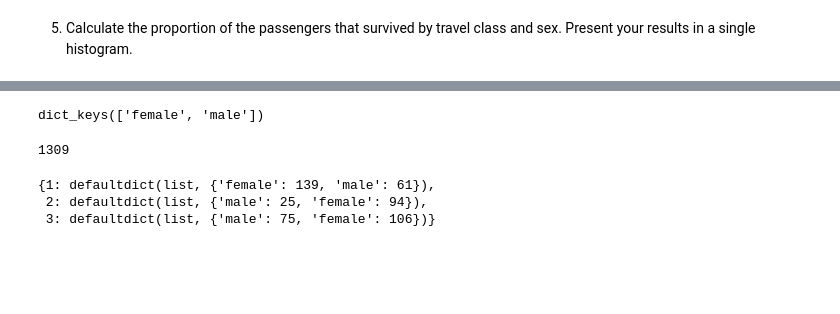
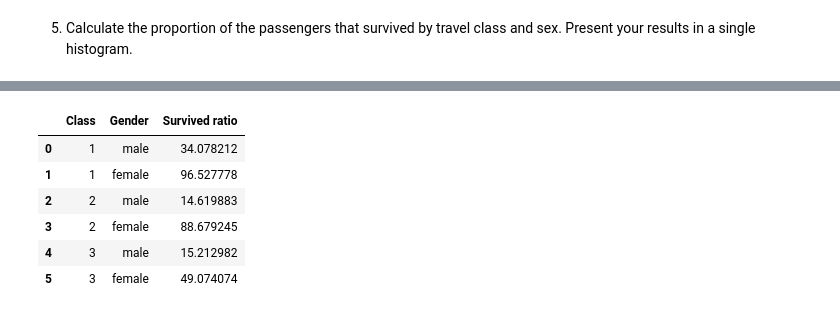
Before and after one commit to manzocec/DataAnalysis_Exercises, a Jupyter notebook: Homework01/Pandas_DataWrangling_Task03.ipynb, the cells around one changed output, grey strips where cells are left out. Cells and saved outputs as stored; diff of their text form; code cells hidden in the pictures; blank space fills up the shorter version.

```diff
--- a/Homework01/Pandas_DataWrangling_Task03.ipynb
+++ b/Homework01/Pandas_DataWrangling_Task03.ipynb
@@ -244,10 +238,2 @@ dict_keys([1, 2, 3])
-# %%
-survived_per_pclass_sex[1].keys()
-# %% [output]
-dict_keys(['female', 'male'])
-# %%
-len(survived_per_pclass_sex[1]['male'])+len(survived_per_pclass_sex[1]['female'])+len(survived_per_pclass_sex[2]['male'])+len(survived_per_pclass_sex[2]['female'])+len(survived_per_pclass_sex[3]['male'])+len(survived_per_pclass_sex[3]['female'])
-# %% [output]
-1309
 # %%
 for kk in titanic_excel['pclass'].unique():
@@ -256,6 +243,0 @@ for kk in titanic_excel['pclass'].unique():
-# %%
-survived_per_pclass_sex
-# %% [output]
-{1: defaultdict(list, {'female': 139, 'male': 61}),
- 2: defaultdict(list, {'male': 25, 'female': 94}),
- 3: defaultdict(list, {'male': 75, 'female': 106})}
@@ -261,0 +252,10 @@ survived_per_pclass_sex
+# %%
+pd.DataFrame(pclass_sex_toplot)
+# %% [output]
+|  | Class | Gender | Survived ratio |
+| 0 | 1 | male | 34.078212 |
+| 1 | 1 | female | 96.527778 |
+| 2 | 2 | male | 14.619883 |
+| 3 | 2 | female | 88.679245 |
+| 4 | 3 | male | 15.212982 |
+| 5 | 3 | female | 49.074074 |
```
Also changed, not shown: parts of 14 cells of this notebook.
